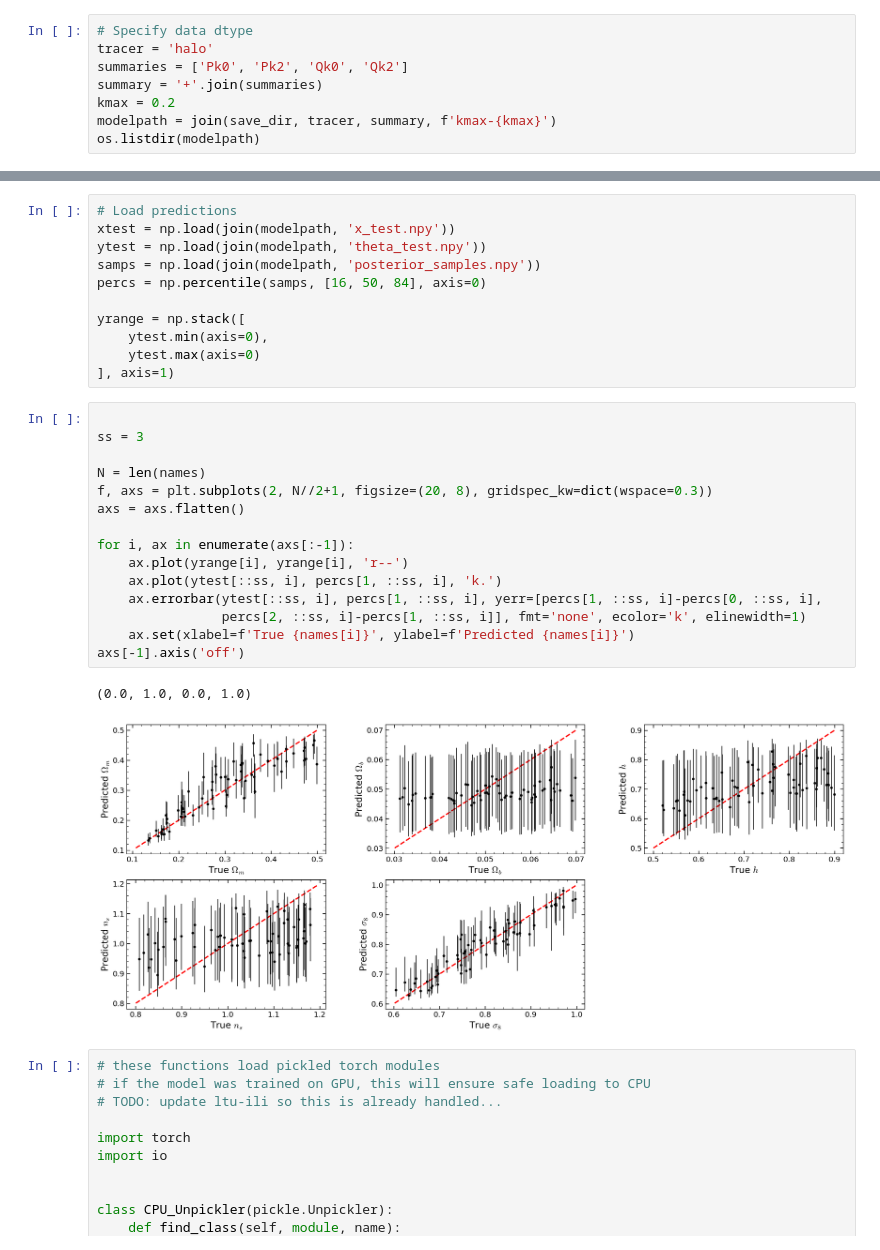
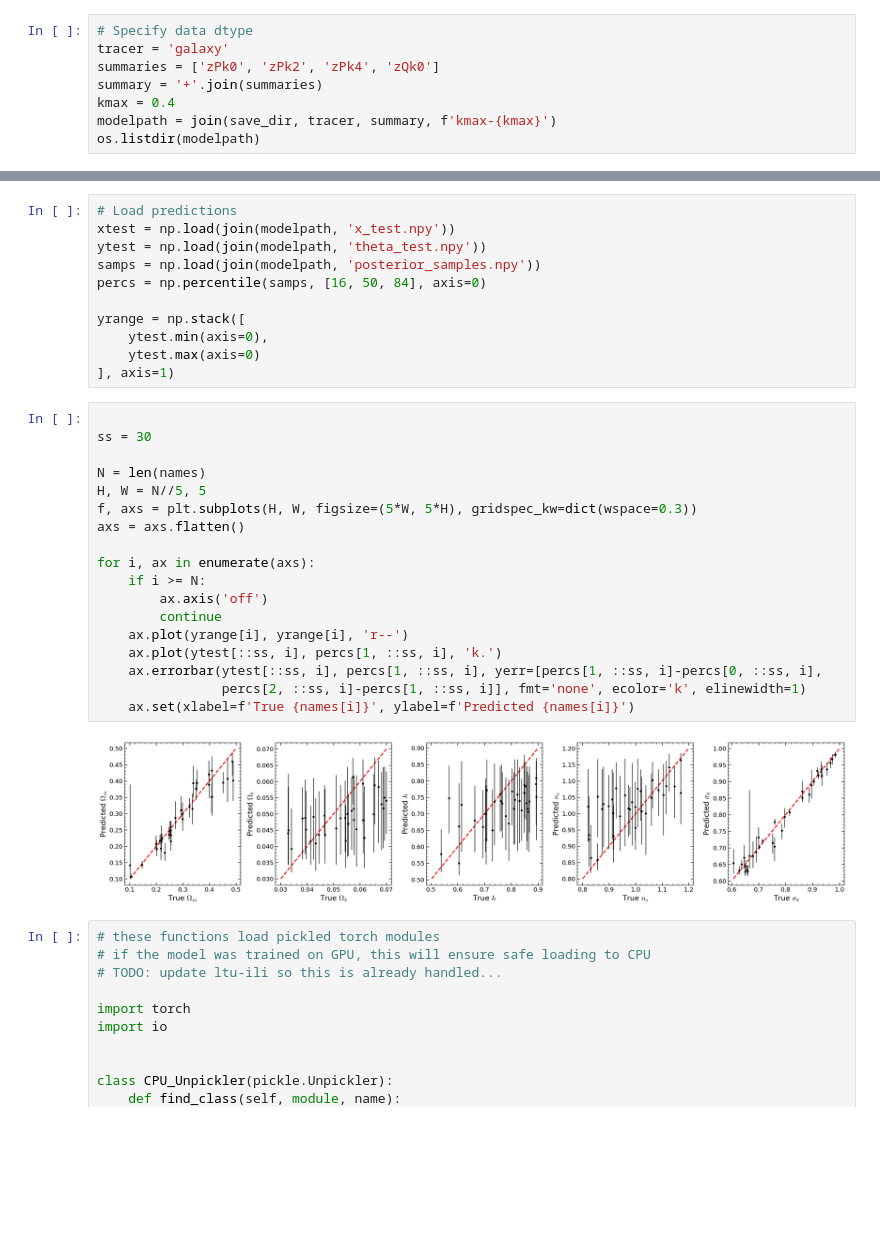
Before and after one commit to maho3/ltu-gobig, a Jupyter notebook: experiments/abacuslike/new_inference_abacus.ipynb, the cells around one changed output, grey strips where cells are left out. Cells and saved outputs as stored; diff of their text form; blank space fills up the shorter version.

```diff
--- a/experiments/abacuslike/new_inference_abacus.ipynb
+++ b/experiments/abacuslike/new_inference_abacus.ipynb
@@ -51,10 +48,10 @@ sim = 'fastpm'
 save_dir = join(wdir, nbody, sim, 'models')
 # %%
 # Specify data dtype
-tracer = 'halo'
-summaries = ['Pk0', 'Pk2', 'Qk0', 'Qk2']
+tracer = 'galaxy'
+summaries = ['zPk0', 'zPk2', 'zPk4', 'zQk0']
 summary = '+'.join(summaries)
-kmax = 0.2
+kmax = 0.4
 modelpath = join(save_dir, tracer, summary, f'kmax-{kmax}')
 os.listdir(modelpath)
 # %% [output]
@@ -104,22 +87,24 @@ yrange = np.stack([
 ], axis=1)
 # %%
 
-ss = 3
+ss = 30
 
 N = len(names)
-f, axs = plt.subplots(2, N//2+1, figsize=(20, 8), gridspec_kw=dict(wspace=0.3))
+H, W = N//5, 5
+f, axs = plt.subplots(H, W, figsize=(5*W, 5*H), gridspec_kw=dict(wspace=0.3))
 axs = axs.flatten()
 
-for i, ax in enumerate(axs[:-1]):
+for i, ax in enumerate(axs):
+    if i >= N:
+        ax.axis('off')
+        continue
     ax.plot(yrange[i], yrange[i], 'r--')
     ax.plot(ytest[::ss, i], percs[1, ::ss, i], 'k.')
     ax.errorbar(ytest[::ss, i], percs[1, ::ss, i], yerr=[percs[1, ::ss, i]-percs[0, ::ss, i],
                 percs[2, ::ss, i]-percs[1, ::ss, i]], fmt='none', ecolor='k', elinewidth=1)
     ax.set(xlabel=f'True {names[i]}', ylabel=f'Predicted {names[i]}')
-axs[-1].axis('off')
 # %% [output]
-(0.0, 1.0, 0.0, 1.0)
-[figure, old version]
+[figure, new version]
 # %%
 # these functions load pickled torch modules
 # if the model was trained on GPU, this will ensure safe loading to CPU
```
Also changed, not shown: parts of 23 cells of this notebook, 5 other files.
